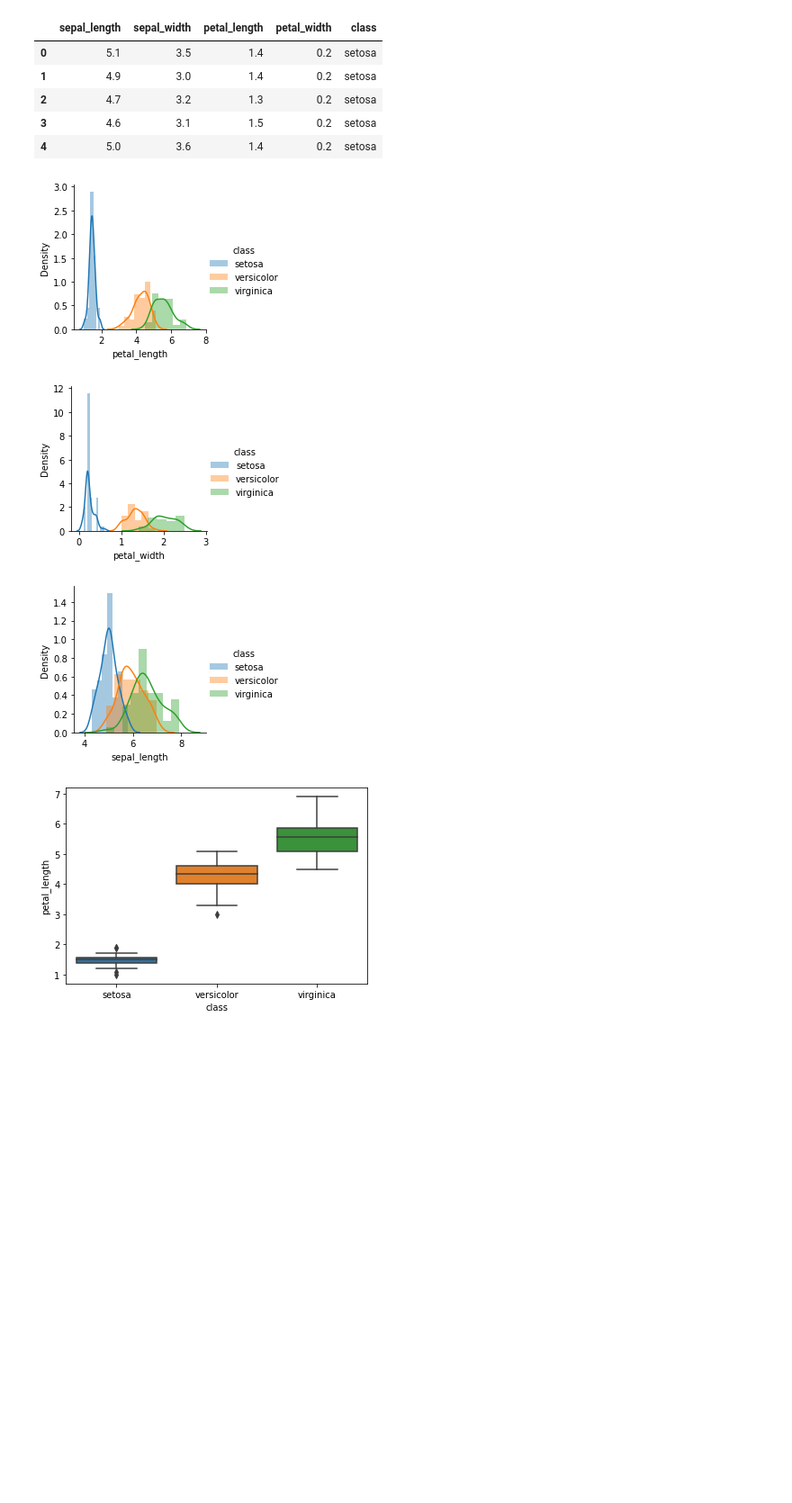
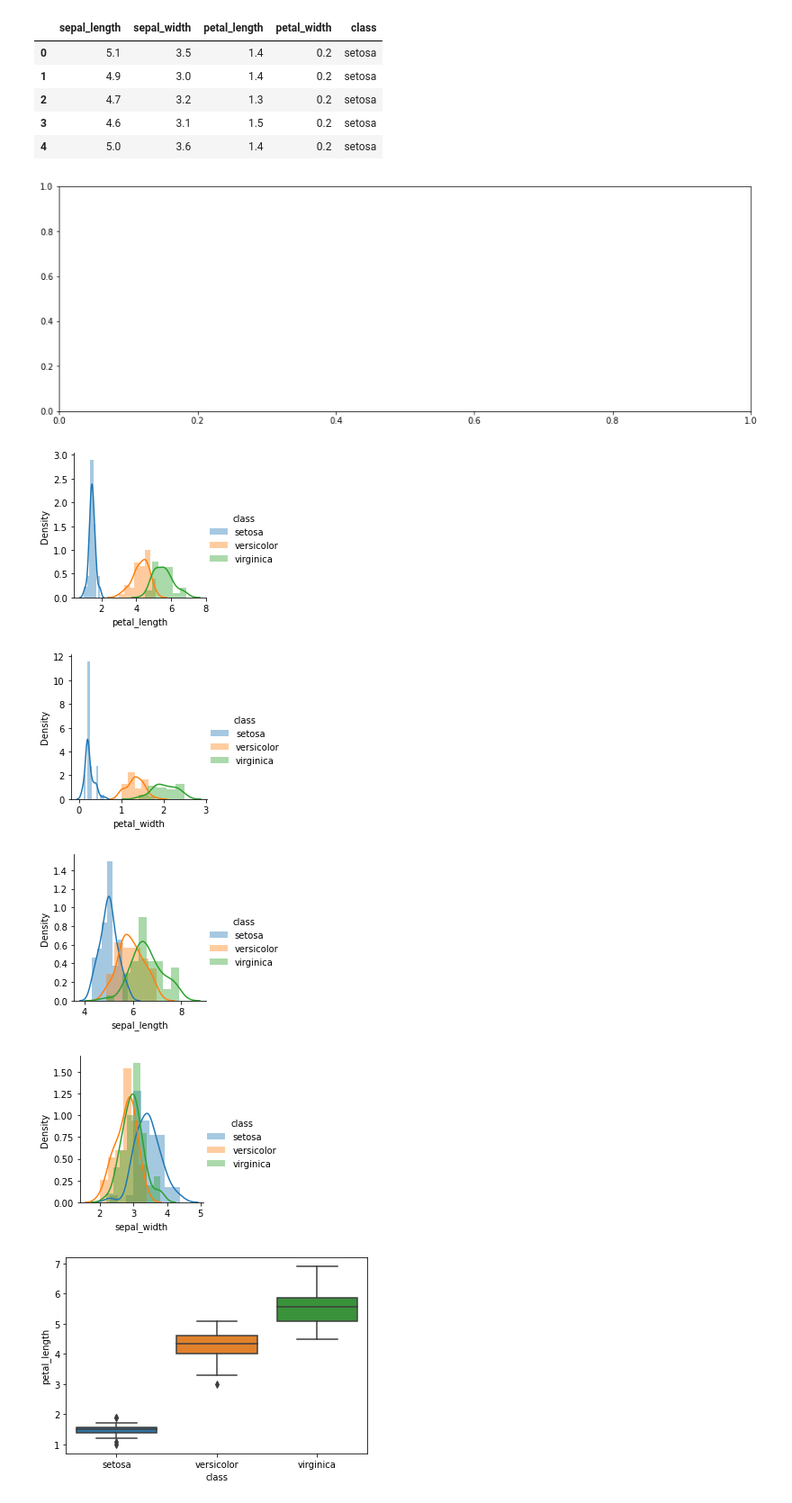
Before and after one commit to spbcoding/ml-aws-course, a Jupyter notebook: lab05-k-means.ipynb, the cells around one changed output. Shown at 90% size. Cells and saved outputs as stored; diff of their text form; code cells hidden in the pictures; blank space fills up the shorter version.

```diff
--- a/lab05-k-means.ipynb
+++ b/lab05-k-means.ipynb
@@ -85,15 +89,27 @@ df.head()
 iris_setosa=df.loc[df["class"]=="setosa"]
 iris_virginica=df.loc[df["class"]=="virginica"]
 iris_versicolor=df.loc[df["class"]=="versicolor"]
-# %%
-sns.FacetGrid(df,hue="class",size=3).map(sns.distplot,"petal_length").add_legend()
-sns.FacetGrid(df,hue="class",size=3).map(sns.distplot,"petal_width").add_legend()
-sns.FacetGrid(df,hue="class",size=3).map(sns.distplot,"sepal_length").add_legend()
-plt.show()
-# %% [output]
-[figure, removed]
-[figure, removed]
-[figure, removed]
+# %%
+# https://stackoverflow.com/questions/65973224/updating-seaborn-distplot-code-to-version-0-11
+#sns.FacetGrid(df, hue="class", height=3).map(sns.histplot, "petal_length", kde=True, stat="density", linewidth=0).add_legend()
+
+fig = plt.figure(figsize = (15,5))
+ax1 = fig.add_subplot(111)
+
+
+# https://seaborn.pydata.org/tutorial/axis_grids.html
+# FacetGrid() : FacetGrid class helps in visualizing distribution of one variable as well as the relationship between multiple variables separately within subsets of your dataset using multiple panels
+sns.FacetGrid(df, hue="class", size=3).map(sns.distplot, "petal_length").add_legend()
+sns.FacetGrid(df, hue="class", height=3).map(sns.distplot,"petal_width").add_legend()
+sns.FacetGrid(df, hue="class", height=3).map(sns.distplot,"sepal_length").add_legend()
+sns.FacetGrid(df, hue="class", height=3).map(sns.distplot,"sepal_width").add_legend()
+plt.show()
+# %% [output]
+[figure, added]
+[figure, added]
+[figure, added]
+[figure, added]
+[figure, added]
 # %%
 sns.boxplot(x="class",y="petal_length",data=df)
 plt.show()
```
Also changed, not shown: parts of 6 cells of this notebook.
